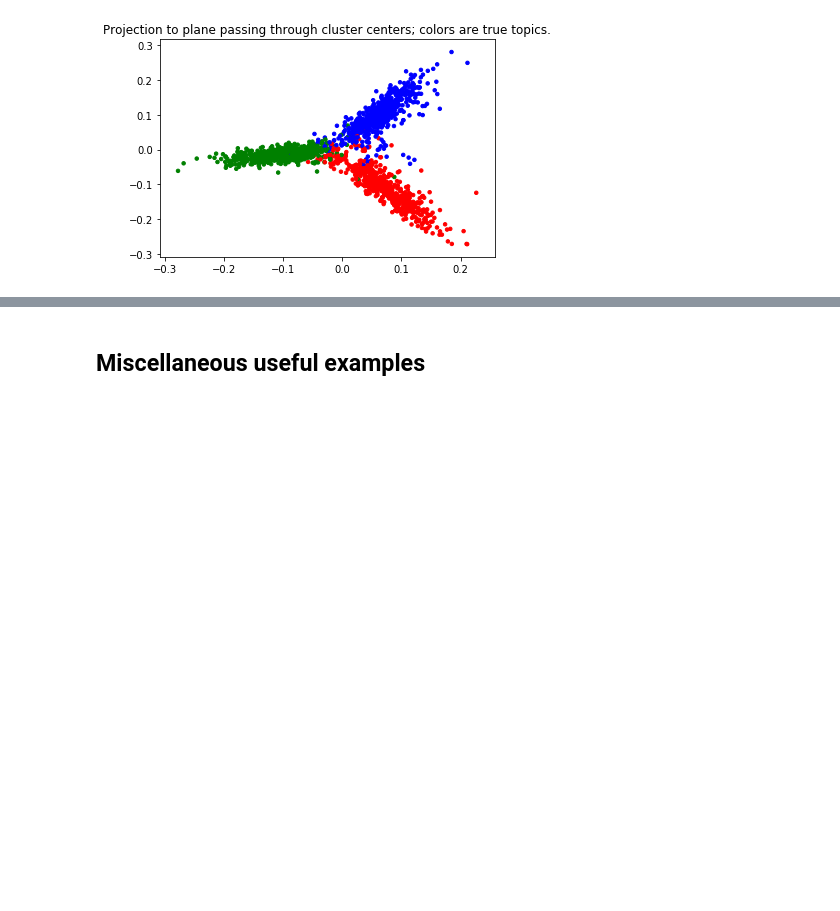
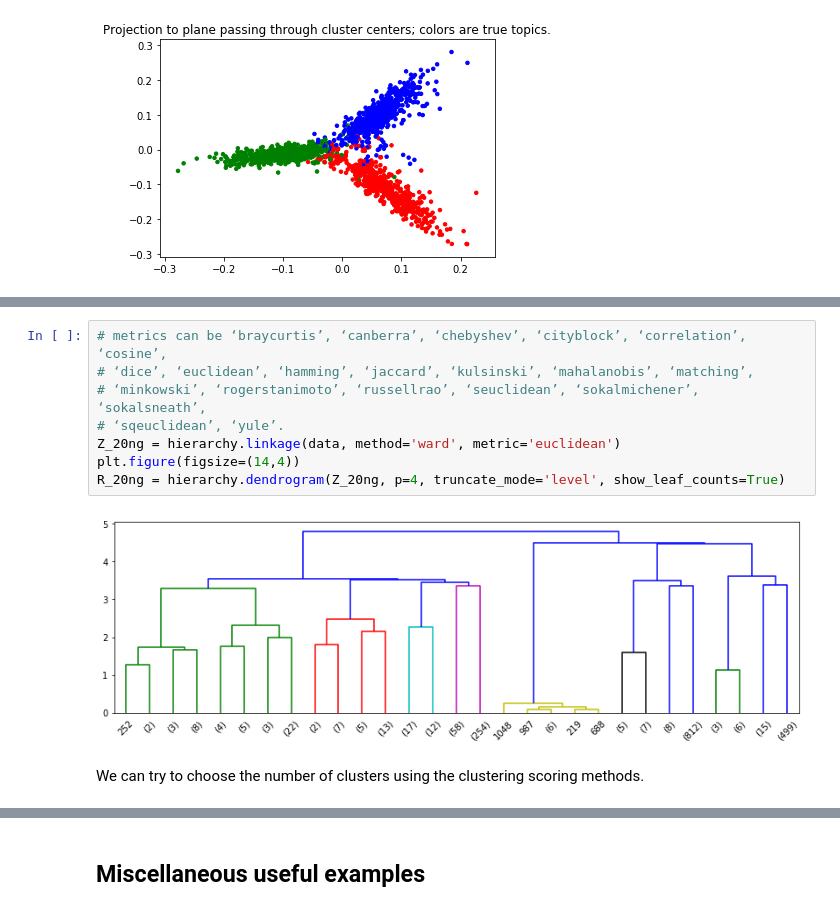
Before and after one commit to lapets/course-data-science, a Jupyter notebook: lecture-2018-10-11.ipynb, the cells around one changed output, grey strips where cells are left out. Drawn from its saved outputs; the diff is of its cells as text; blank space fills up the shorter version.

```diff
--- a/lecture-2018-10-11.ipynb
+++ b/lecture-2018-10-11.ipynb
@@ -110,0 +191,12 @@ plt.show()
+# %%
+# metrics can be ‘braycurtis’, ‘canberra’, ‘chebyshev’, ‘cityblock’, ‘correlation’, ‘cosine’,
+# ‘dice’, ‘euclidean’, ‘hamming’, ‘jaccard’, ‘kulsinski’, ‘mahalanobis’, ‘matching’,
+# ‘minkowski’, ‘rogerstanimoto’, ‘russellrao’, ‘seuclidean’, ‘sokalmichener’, ‘sokalsneath’,
+# ‘sqeuclidean’, ‘yule’.
+Z_20ng = hierarchy.linkage(data, method='ward', metric='euclidean')
+plt.figure(figsize=(14,4))
+R_20ng = hierarchy.dendrogram(Z_20ng, p=4, truncate_mode='level', show_leaf_counts=True)
+# %% [output]
+[figure, added]
+# %% [markdown]
+We can try to choose the number of clusters using the clustering scoring methods.
```
Also changed, not shown: parts of 16 cells of this notebook.
